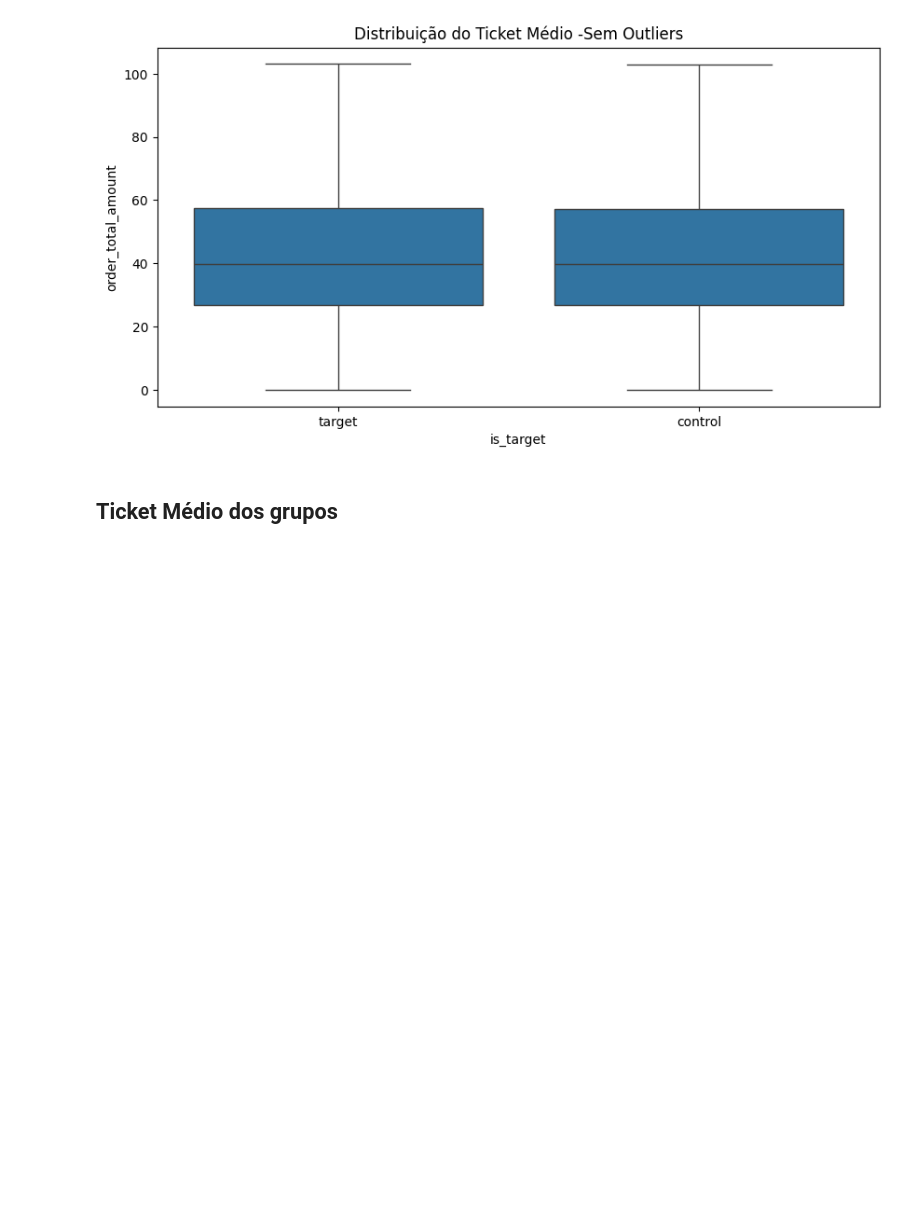
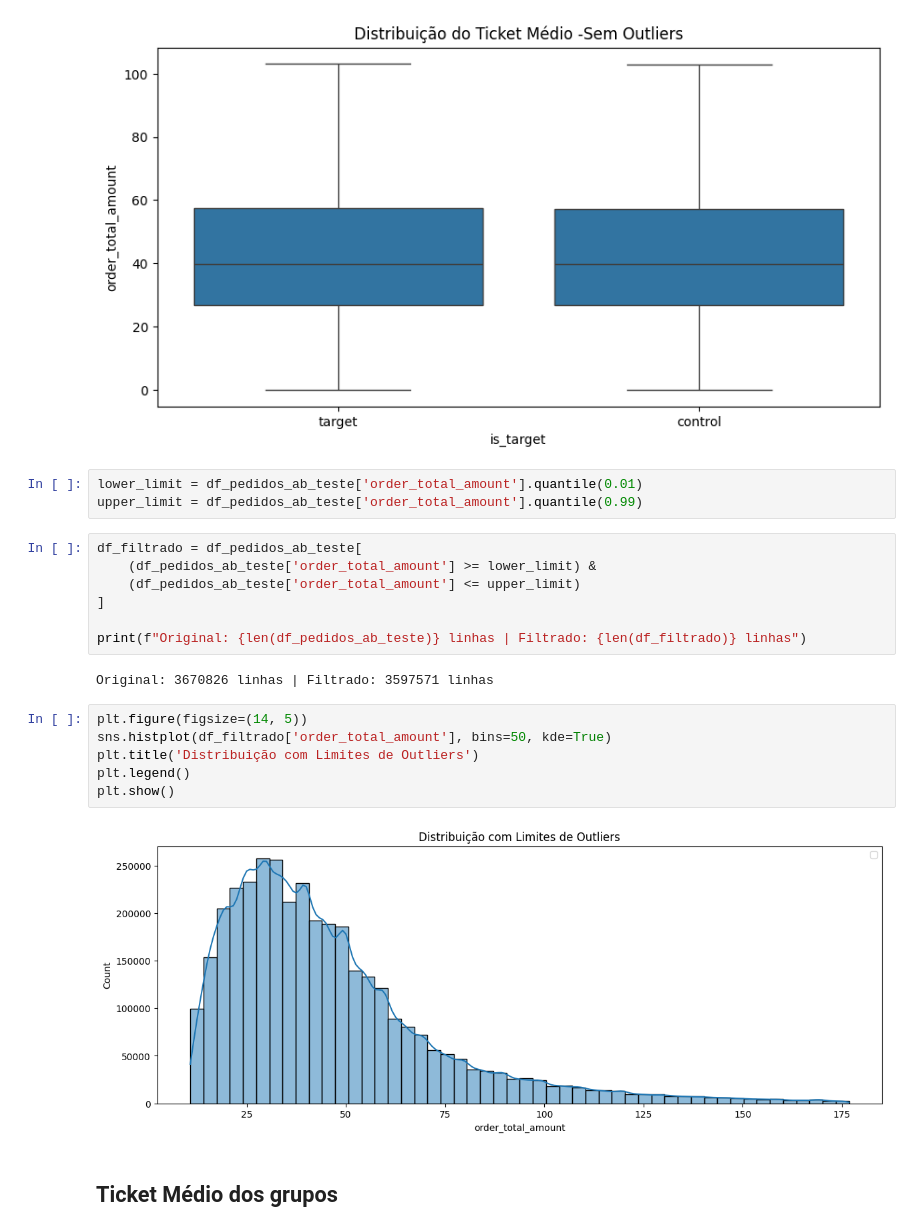
Before and after one commit to RonneyPetras/ifood-data-analysis-case, a Jupyter notebook: 02_ab_test_analysis.ipynb, the cells around one changed output. Drawn from its saved outputs; the diff is of its cells as text; blank space fills up the shorter version.

```diff
--- a/02_ab_test_analysis.ipynb
+++ b/02_ab_test_analysis.ipynb
@@ -113,6 +133,26 @@ plt.title('Distribuição do Ticket Médio -Sem Outliers')
 plt.show()
 # %% [output]
 [figure]
+# %%
+lower_limit = df_pedidos_ab_teste['order_total_amount'].quantile(0.01)
+upper_limit = df_pedidos_ab_teste['order_total_amount'].quantile(0.99)
+# %%
+df_filtrado = df_pedidos_ab_teste[
+    (df_pedidos_ab_teste['order_total_amount'] >= lower_limit) &
+    (df_pedidos_ab_teste['order_total_amount'] <= upper_limit)
+]
+
+print(f"Original: {len(df_pedidos_ab_teste)} linhas | Filtrado: {len(df_filtrado)} linhas")
+# %% [output]
+Original: 3670826 linhas | Filtrado: 3597571 linhas
+# %%
+plt.figure(figsize=(14, 5))
+sns.histplot(df_filtrado['order_total_amount'], bins=50, kde=True)
+plt.title('Distribuição com Limites de Outliers')
+plt.legend()
+plt.show()
+# %% [output]
+[figure, added]
 # %% [markdown]
 ## Ticket Médio dos grupos
 # %%
```
Also changed, not shown: parts of 6 cells of this notebook.
